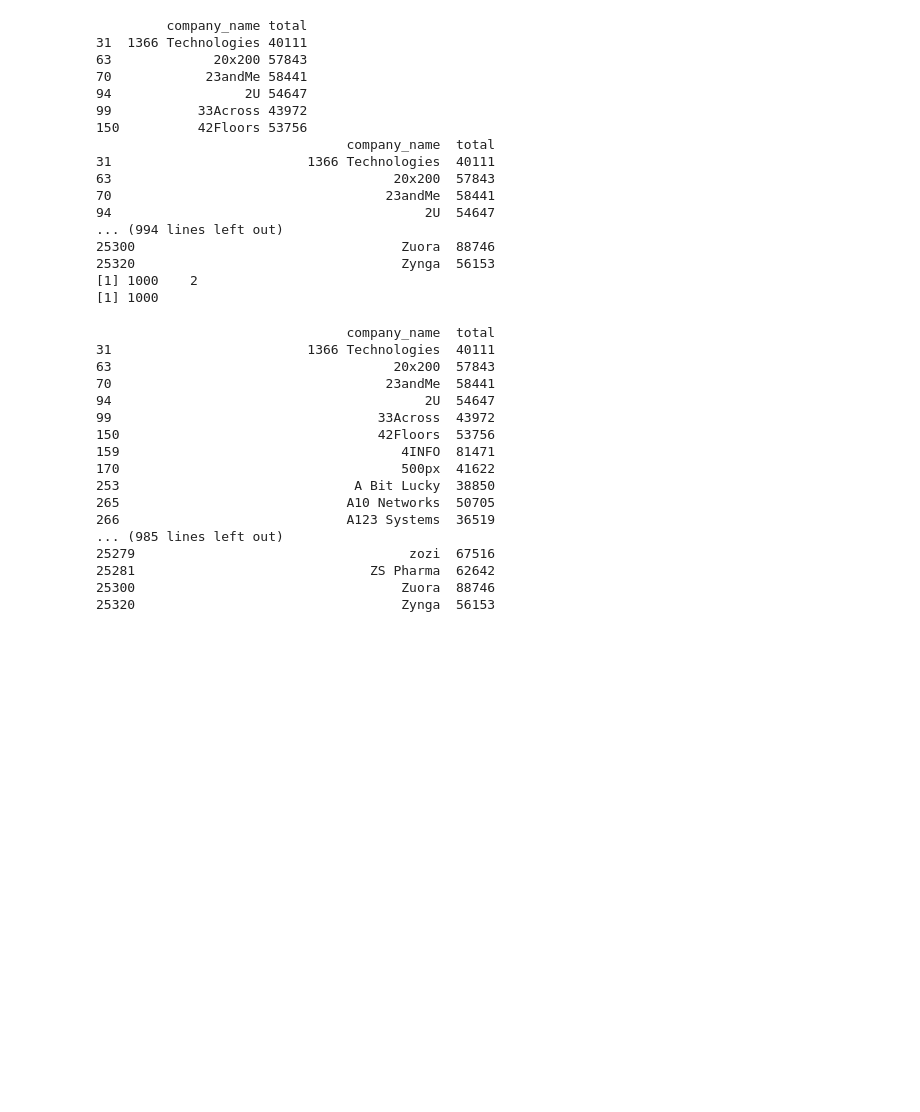
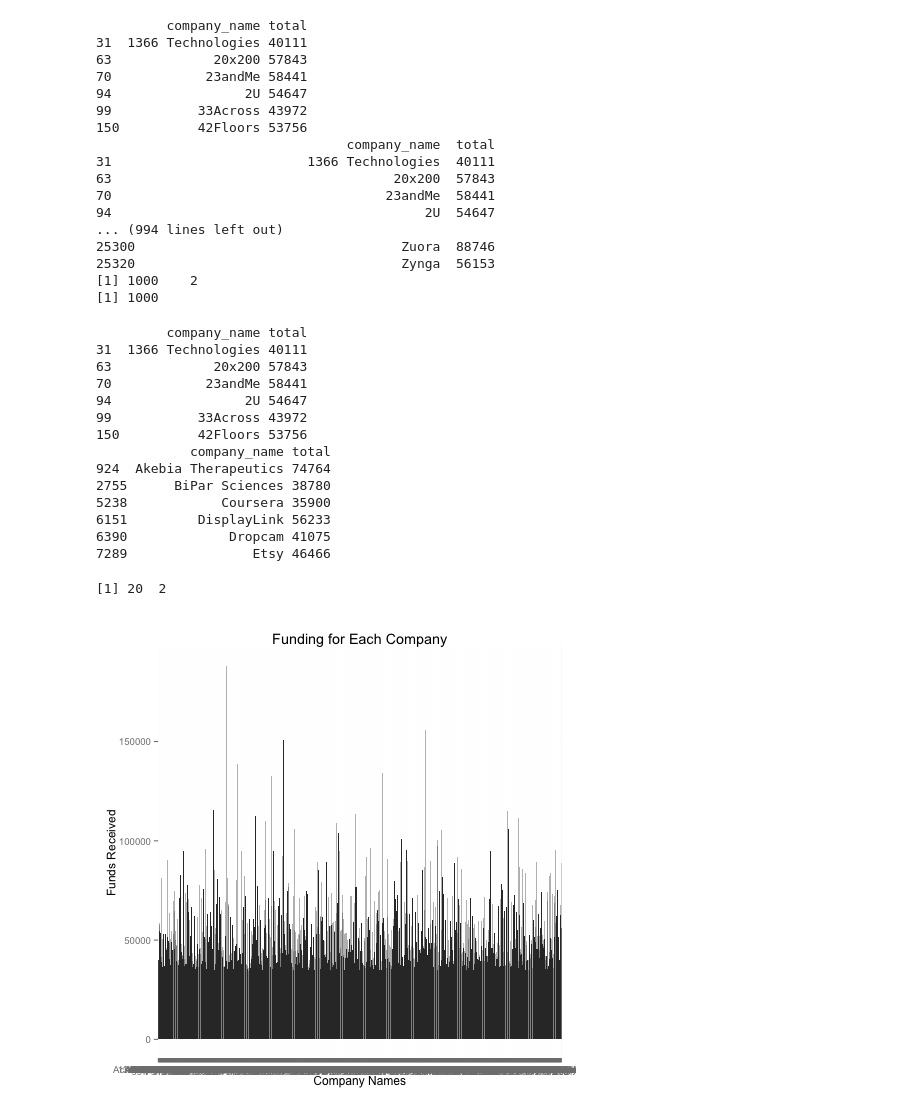
Before and after one commit to shivinkapur/crunchbase, a Jupyter notebook: investmentsR.ipynb, the cells around one changed output. Cells and saved outputs as stored; diff of their text form; code cells hidden in the pictures; blank space fills up the shorter version.

Commit message:
data model initial

```diff
--- a/investmentsR.ipynb
+++ b/investmentsR.ipynb
@@ -328,29 +329,34 @@ print(length(unique(top1000$company_name)))
 # %%
 %%R
 
-print(top1000)
-
-library(ggplot2)
+print(head(top1000))
 
 randomNo= sample(1:1000, 20, replace=FALSE)
-randomNames=top1000$company_name[randomNo]
-randomNamesData= subset(top1000, top1000$company_name %in% randomNames)
-print(qplot(year, total, data = top1000, color=name, geom = "line")+facet_wrap(~company_name)
+randomCompanies=top1000$company_name[randomNo]
+randomCompaniesData= subset(top1000, top1000$company_name %in% randomCompanies)
+print(head(randomCompaniesData))
 # %% [output]
-                                company_name  total
-31                         1366 Technologies  40111
-63                                    20x200  57843
-70                                   23andMe  58441
-94                                        2U  54647
-99                                  33Across  43972
-150                                 42Floors  53756
-159                                    4INFO  81471
-170                                    500px  41622
-253                              A Bit Lucky  38850
-265                             A10 Networks  50705
-266                             A123 Systems  36519
-... (985 lines left out)
-25279                                   zozi  67516
-25281                              ZS Pharma  62642
-25300                                  Zuora  88746
-25320                                  Zynga  56153
+         company_name total
+31  1366 Technologies 40111
+63             20x200 57843
+70            23andMe 58441
+94                 2U 54647
+99           33Across 43972
+150          42Floors 53756
+            company_name total
+924  Akebia Therapeutics 74764
+2755      BiPar Sciences 38780
+5238            Coursera 35900
+6151         DisplayLink 56233
+6390             Dropcam 41075
+7289                Etsy 46466
+# %%
+%%R
+
+print(dim(randomCompaniesData))
+#Amount invested in a company
+print(qplot(company_name, total, data= top1000, geom = "histogram", stat = "identity", xlab="Company Names", ylab="Funds Received"
+            , main="Funding for Each Company"))
+# %% [output]
+[1] 20  2
+[figure, added]
```
Also changed, not shown: parts of 6 cells of this notebook, 7 other files.
